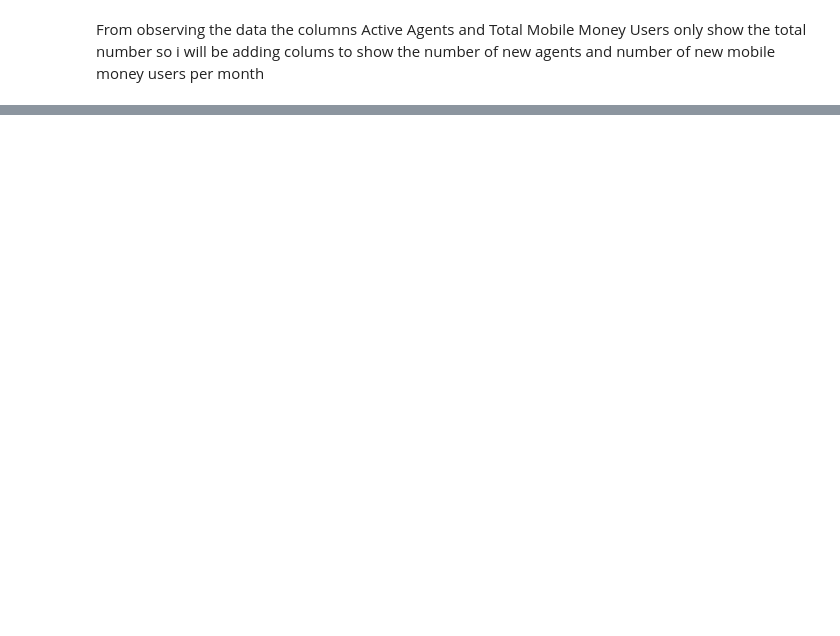
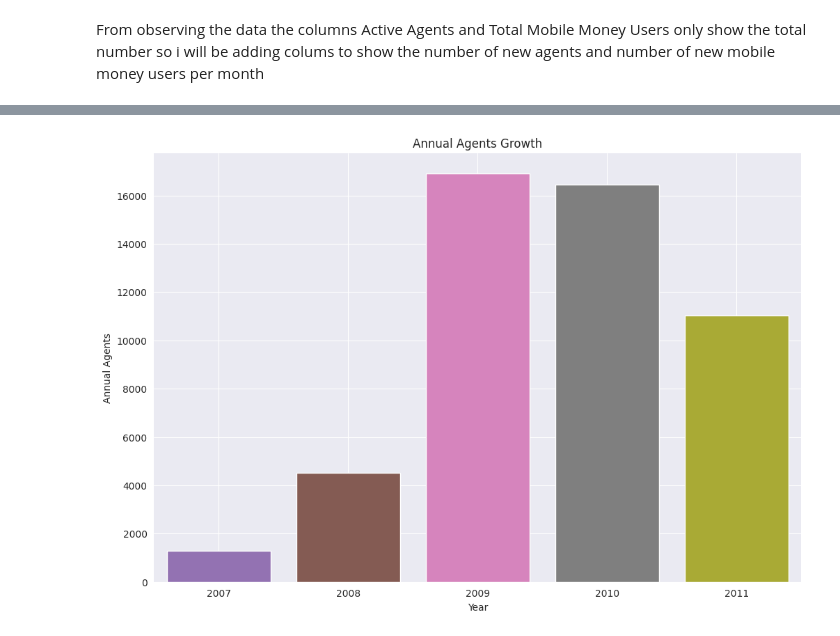
Before and after one commit to Murega14/Value-of-Transactions, a Jupyter notebook: transactions.ipynb, the cells around one changed output, grey strips where cells are left out. Cells and saved outputs as stored; diff of their text form; code cells hidden in the pictures; blank space fills up the shorter version.

```diff
--- a/transactions.ipynb
+++ b/transactions.ipynb
@@ -119,0 +196,11 @@ df.head(10)
+# %%
+#calculating how many active agents are there annually
+annual_agents = period_one.groupby('Year')['New Monthly Agents'].sum().reset_index()
+
+#merging into period one
+period_one = pd.merge(period_one, annual_agents, on='Year', suffixes=('', '_Annual'))
+
+#renaming the column
+period_one.rename(columns={'New Monthly Agents_Annual':'Annual Agents'}, inplace=True)
+
+period_one.head(10)
@@ -119,0 +219,20 @@ df.head(10)
+# %%
+# Convert 'Year' column to integer
+period_one['Year'] = period_one['Year'].astype(int)
+
+#visualizing the growth of agents annually
+
+plt.figure(figsize=(12,8))
+
+#defining color palette
+colors = ['#9467bd', '#8c564b', '#e377c2', '#7f7f7f', '#bcbd22', '#17becf']
+sns.set_palette(sns.color_palette(colors))
+
+
+sns.barplot(x='Year', y='Annual Agents', data=period_one)
+sns.despine(left=True)
+plt.grid(True)
+plt.title('Annual Agents Growth')
+plt.show()
+# %% [output]
+[figure, added]
```
Also changed, not shown: parts of 7 cells of this notebook.
